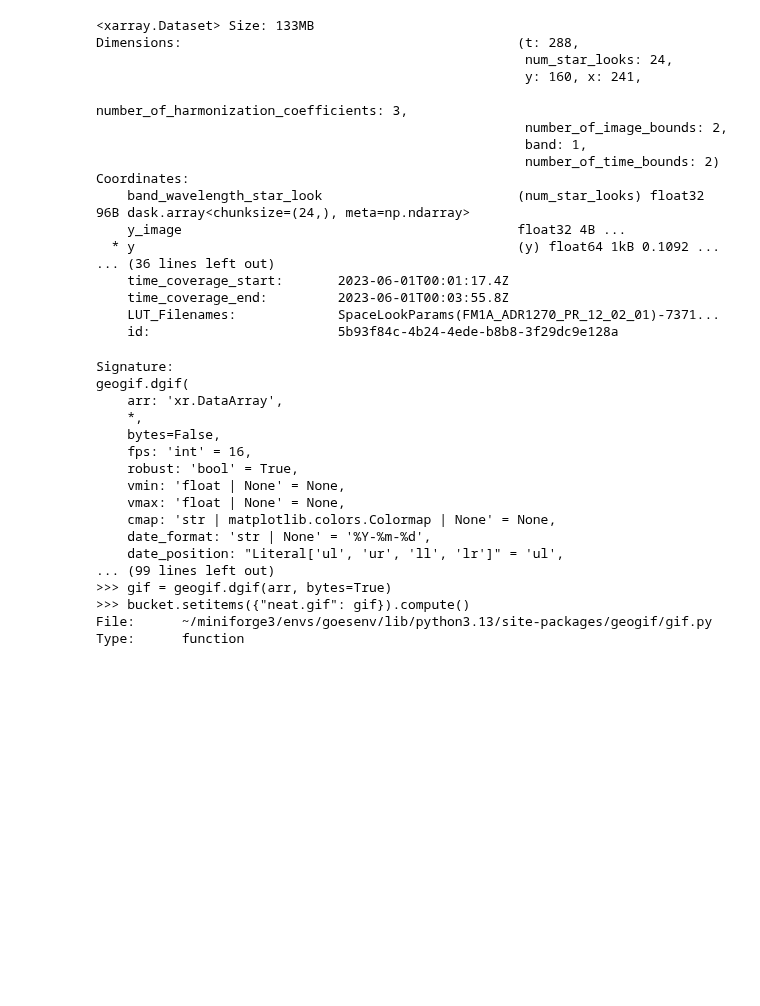
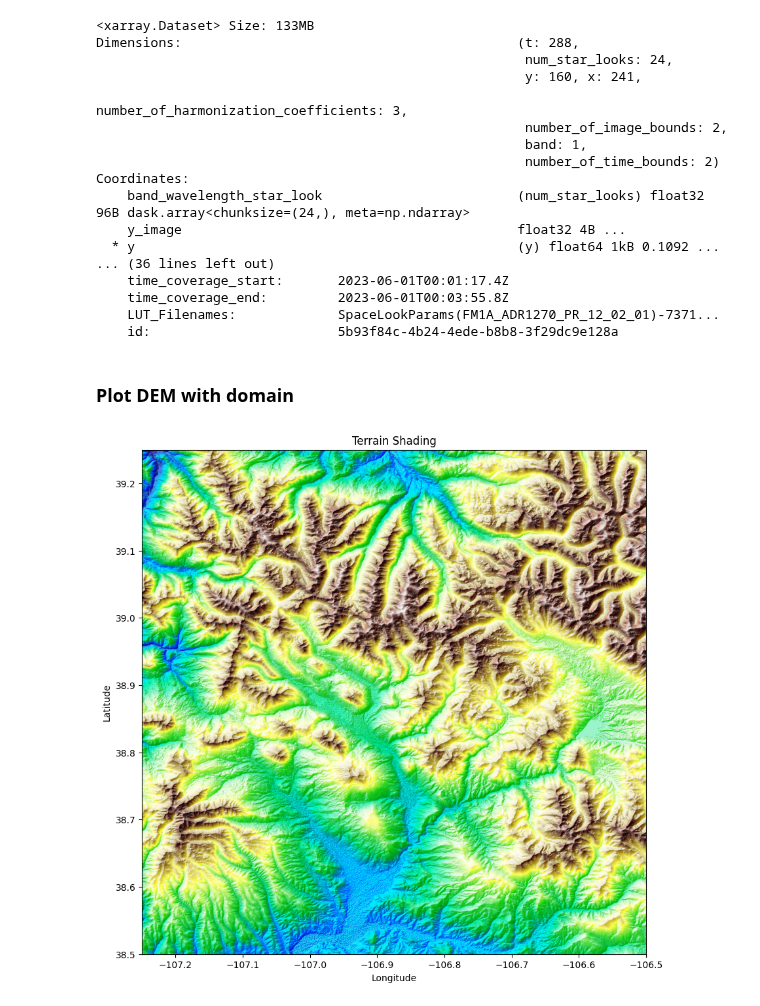
Before and after one commit to clinton-alden/goes_clouds, a Jupyter notebook: processing/plot_zarr.ipynb, the cells around one changed output. Drawn from its saved outputs; the diff is of its cells as text; code cells hidden in the pictures; blank space fills up the shorter version.

Commit message:
added dem plot of domain from tif

```diff
--- a/processing/plot_zarr.ipynb
+++ b/processing/plot_zarr.ipynb
@@ -60,23 +60,5 @@ gif_bytes = geogif.dgif(
 # write gif to file
 with open(f"test1.gif", "wb") as f:
     f.write(gif_bytes)
-# %%
-geogif.dgif?
-# %% [output]
-Signature:
-geogif.dgif(
-    arr: 'xr.DataArray',
-    *,
-    bytes=False,
-    fps: 'int' = 16,
-    robust: 'bool' = True,
-    vmin: 'float | None' = None,
-    vmax: 'float | None' = None,
-    cmap: 'str | matplotlib.colors.Colormap | None' = None,
-    date_format: 'str | None' = '%Y-%m-%d',
-    date_position: "Literal['ul', 'ur', 'll', 'lr']" = 'ul',
-... (99 lines left out)
->>> gif = geogif.dgif(arr, bytes=True)
->>> bucket.setitems({"neat.gif": gif}).compute()
-File:      ~/miniforge3/envs/goesenv/lib/python3.13/site-packages/geogif/gif.py
-Type:      function
+# %% [markdown]
+### Plot DEM with domain
@@ -82,0 +100,23 @@ Type:      function
+# %%
+# Open the DEM file
+with rasterio.open(dem_path) as src:
+    # Calculate the window to read based on the desired coordinates
+    window = rasterio.windows.from_bounds(min_lon, min_lat, max_lon, max_lat, transform=src.transform)
+    dem = src.read(1, window=window)
+    transform = src.window_transform(window)
+
+# Create a light source object
+ls = LightSource(azdeg=315, altdeg=45)
+
+# Shade the DEM data
+shaded_dem = ls.shade(dem, cmap=plt.cm.terrain, blend_mode='overlay')
+
+# Plot the shaded DEM
+plt.figure(figsize=(10, 10))
+plt.imshow(shaded_dem, extent=(transform[2], transform[2] + transform[0] * dem.shape[1], transform[5] + transform[4] * dem.shape[0], transform[5]))
+plt.title('Terrain Shading')
+plt.xlabel('Longitude')
+plt.ylabel('Latitude')
+plt.show()
+# %% [output]
+[figure, added]
```
Also changed, not shown: parts of 1 cell of this notebook.
